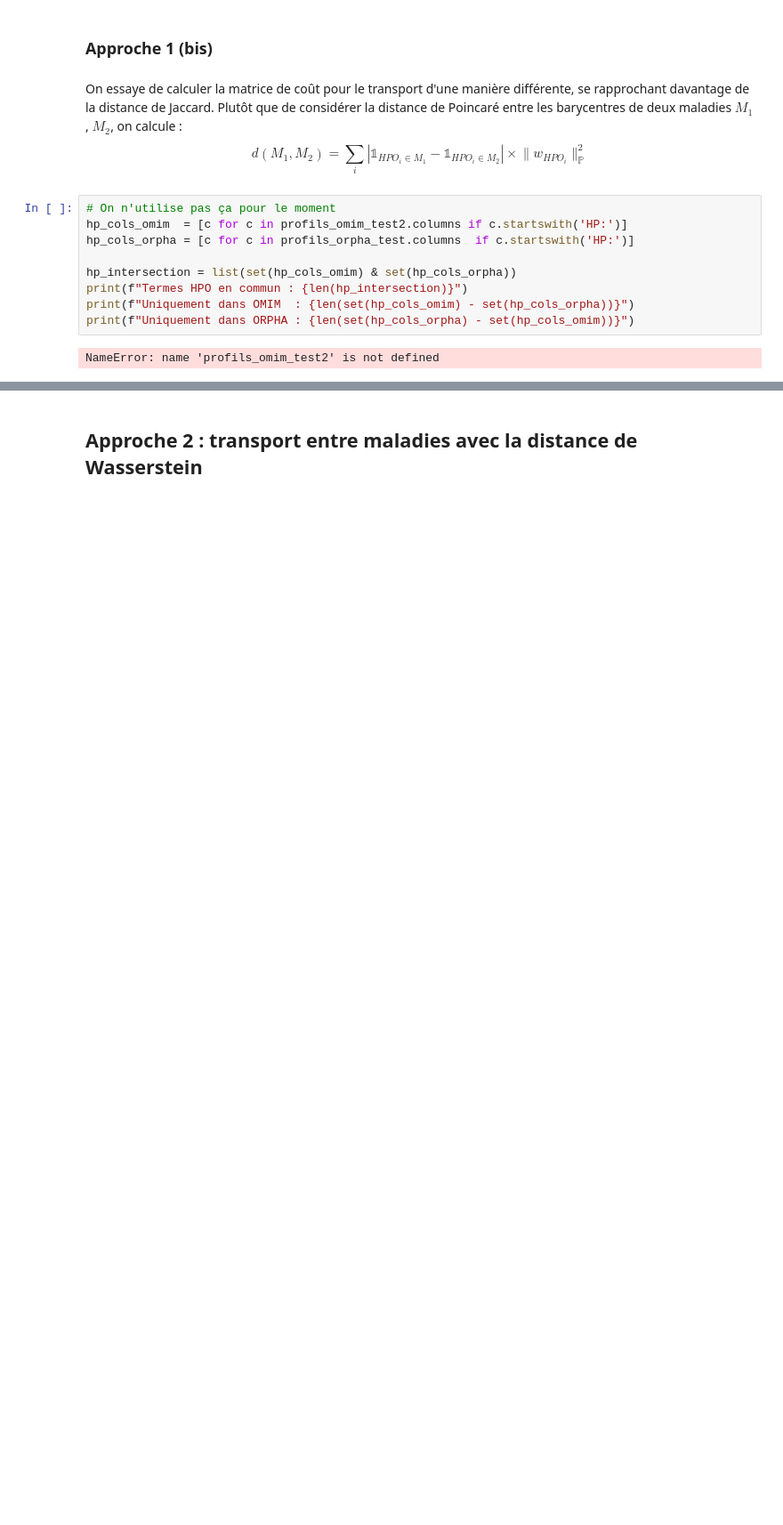
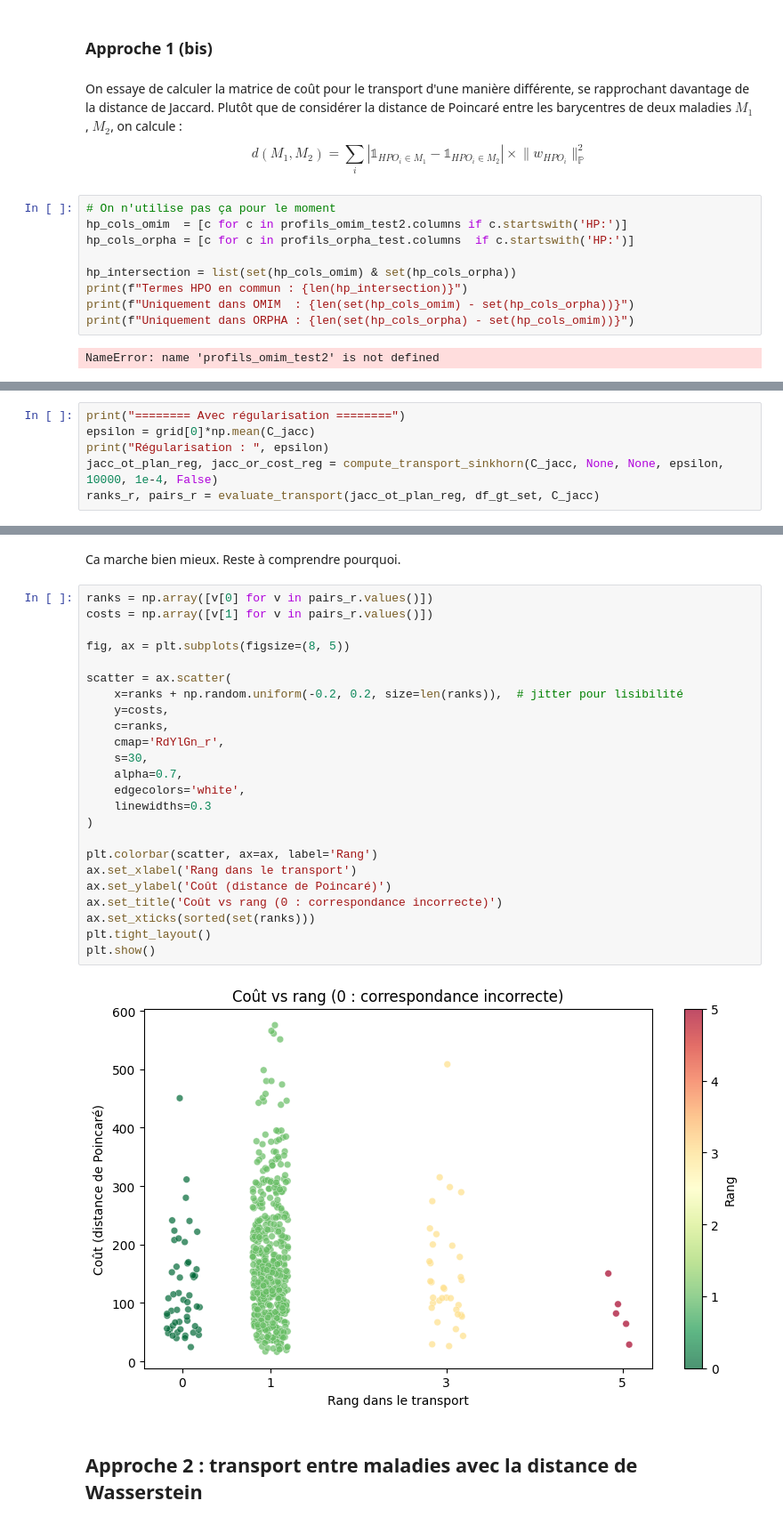
Before and after one commit to averniere/OT_simulation_maladies, a Jupyter notebook: Embeddings/test.ipynb, the cells around one changed output, grey strips where cells are left out. Shown at 89% size. Drawn from its saved outputs; the diff is of its cells as text; blank space fills up the shorter version.

```diff
--- a/Embeddings/test.ipynb
+++ b/Embeddings/test.ipynb
@@ -1430,0 +1468,6 @@ C_jacc = compute_cost_matrix_pseudo_jacc(df_omim, df_orpha, node2id_w)
+# %%
+print("======== Avec régularisation ========")
+epsilon = grid[0]*np.mean(C_jacc)
+print("Régularisation : ", epsilon)
+jacc_ot_plan_reg, jacc_or_cost_reg = compute_transport_sinkhorn(C_jacc, None, None, epsilon, 10000, 1e-4, False)
+ranks_r, pairs_r = evaluate_transport(jacc_ot_plan_reg, df_gt_set, C_jacc)
@@ -1431,2 +1520,30 @@ C_jacc = compute_cost_matrix_pseudo_jacc(df_omim, df_orpha, node2id_w)
+# %% [markdown]
+Ca marche bien mieux. Reste à comprendre pourquoi.
+# %%
+ranks = np.array([v[0] for v in pairs_r.values()])
+costs = np.array([v[1] for v in pairs_r.values()])
+
+fig, ax = plt.subplots(figsize=(8, 5))
+
+scatter = ax.scatter(
+    x=ranks + np.random.uniform(-0.2, 0.2, size=len(ranks)),  # jitter pour lisibilité
+    y=costs,
+    c=ranks,
+    cmap='RdYlGn_r',
+    s=30,
+    alpha=0.7,
+    edgecolors='white',
+    linewidths=0.3
+)
+
+plt.colorbar(scatter, ax=ax, label='Rang')
+ax.set_xlabel('Rang dans le transport')
+ax.set_ylabel('Coût (distance de Poincaré)')
+ax.set_title('Coût vs rang (0 : correspondance incorrecte)')
+ax.set_xticks(sorted(set(ranks)))
+plt.tight_layout()
+plt.show()
+# %% [output]
+[figure, added]
 # %% [markdown]
 ## Approche 2 : transport entre maladies avec la distance de Wasserstein
```
Also changed, not shown: parts of 15 cells of this notebook.
